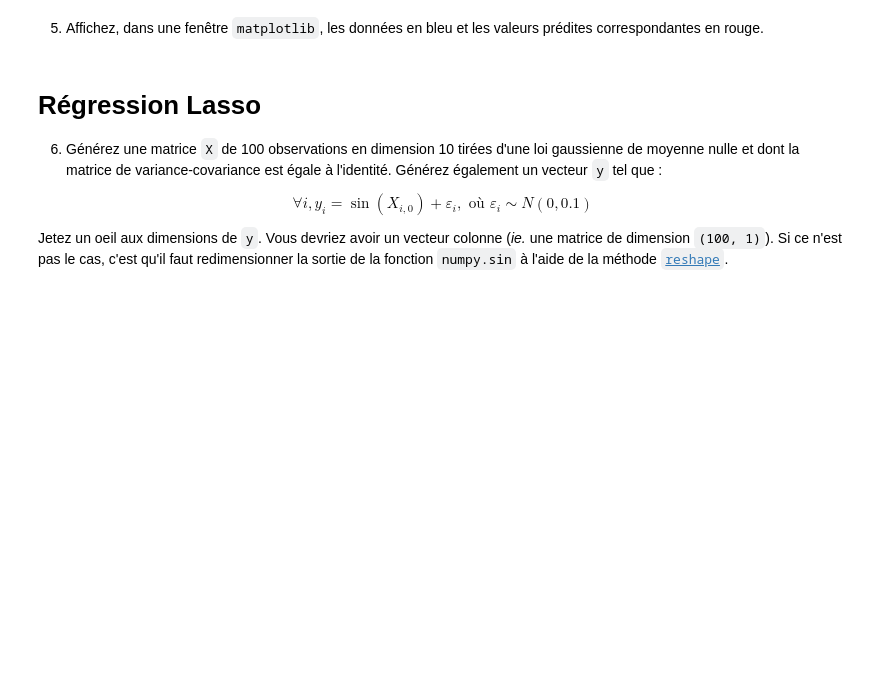
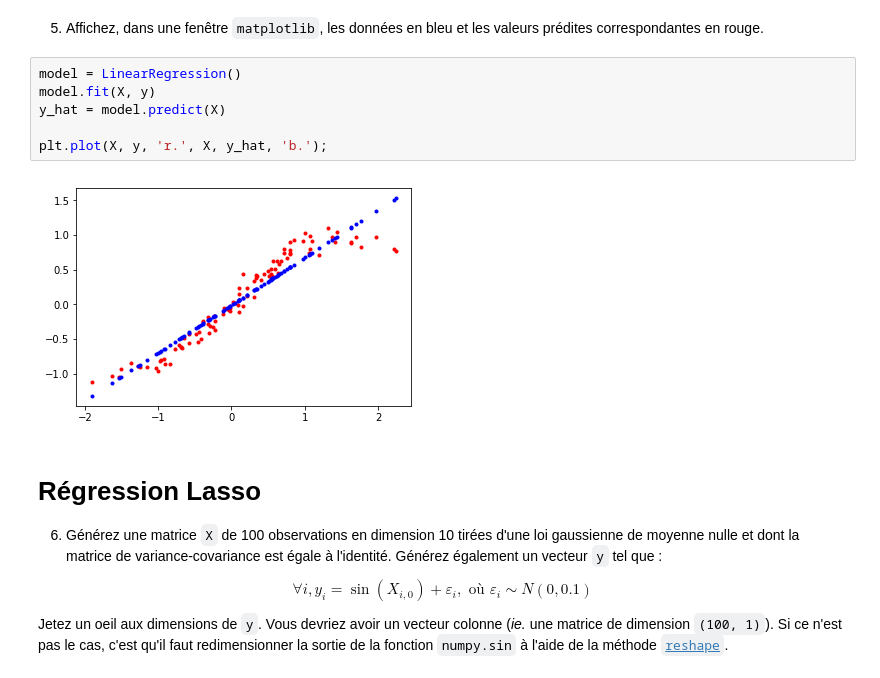
Before and after one commit to pnavaro/machine_learning, a Jupyter notebook: Intro.Scikit-Learn.ipynb, the cells around one changed output. Saved outputs shown, nothing was run; the diff lists cells and outputs as text; blank space fills up the shorter version.

```diff
--- a/Intro.Scikit-Learn.ipynb
+++ b/Intro.Scikit-Learn.ipynb
@@ -58,6 +69,14 @@ Quels sont leurs valeurs dans votre cas ?
 # %% [markdown]
 5. Affichez, dans une fenêtre `matplotlib`, les données en bleu et les valeurs
 prédites correspondantes en rouge.
+# %%
+model = LinearRegression()
+model.fit(X, y)
+y_hat = model.predict(X)
+
+plt.plot(X, y, 'r.', X, y_hat, 'b.');
+# %% [output]
+[figure, added]
 # %% [markdown]
 # Régression Lasso
 
```
Also changed, not shown: parts of 15 cells of this notebook, 2 other files.
